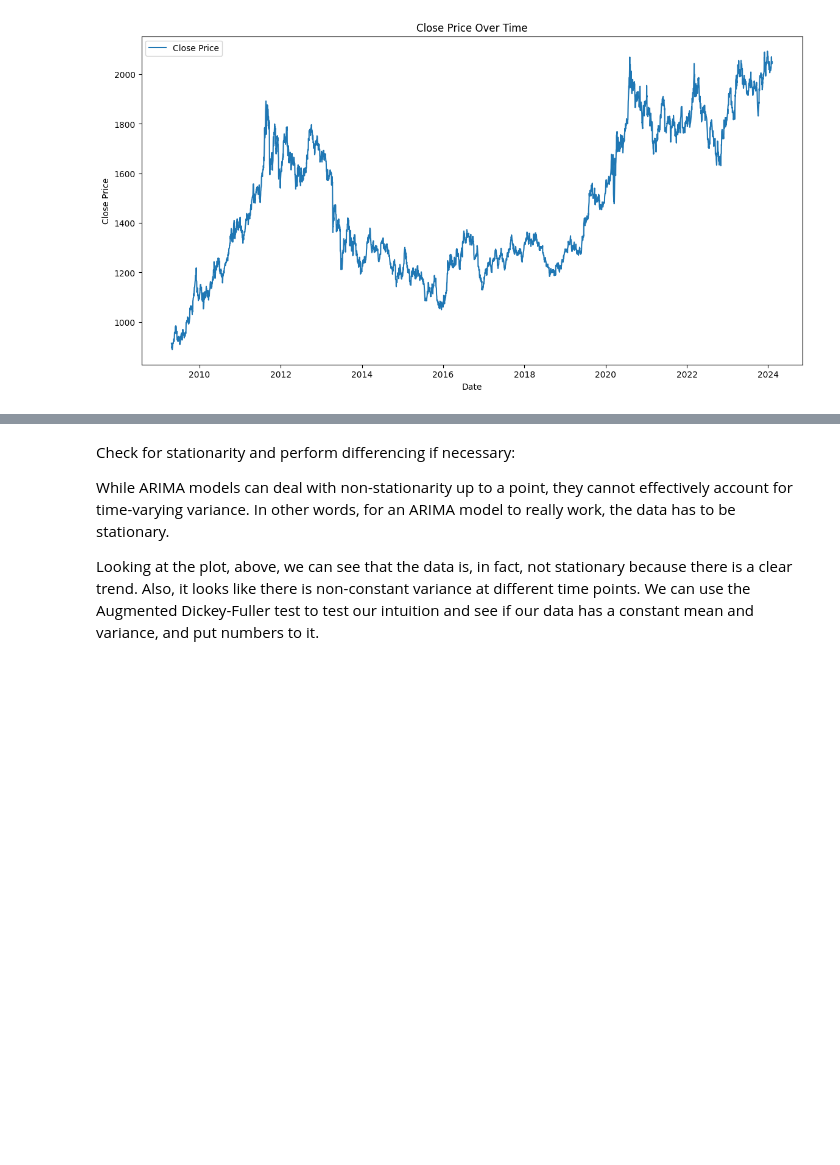
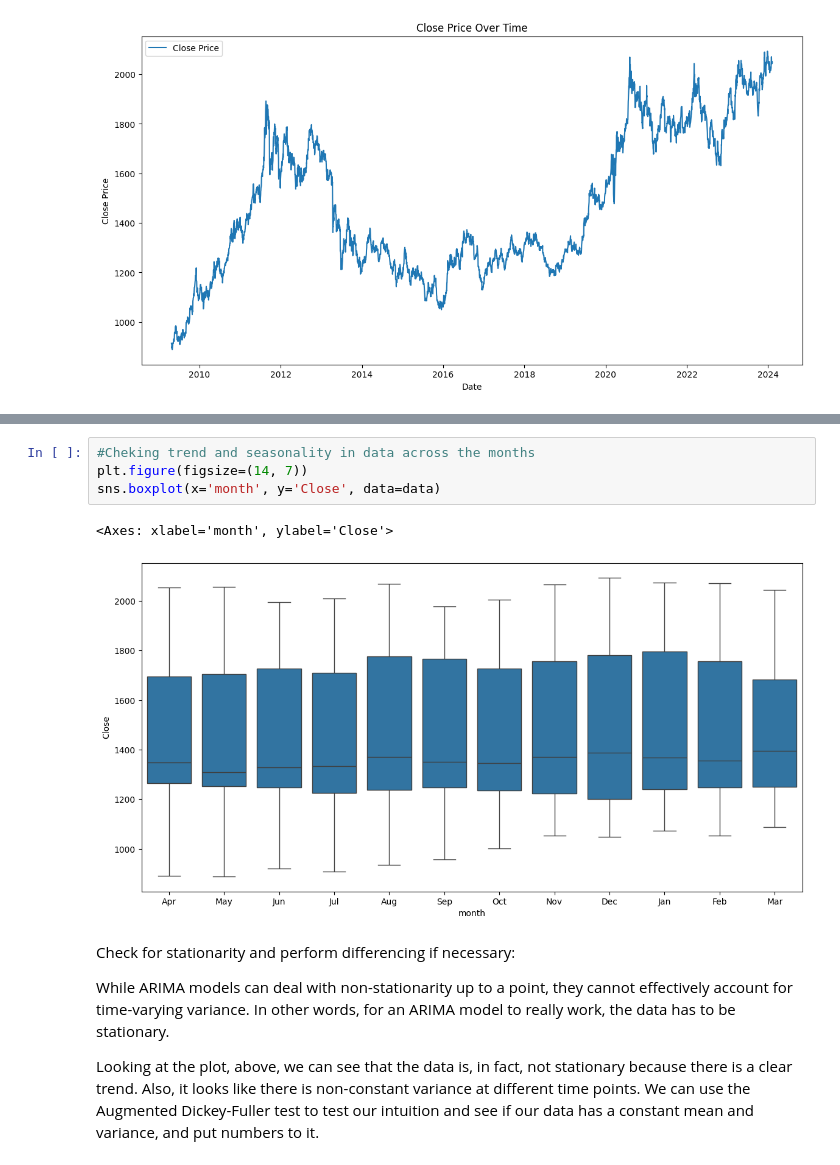
Before and after one commit to nandinikalita/MACHINE-LEARNING, a Jupyter notebook: ARIMA_timeForecasting_Stock.ipynb, the cells around one changed output, grey strips where cells are left out. Saved outputs shown, nothing was run; the diff lists cells and outputs as text; blank space fills up the shorter version.

```diff
--- a/ARIMA_timeForecasting_Stock.ipynb
+++ b/ARIMA_timeForecasting_Stock.ipynb
@@ -75,3 +84,10 @@ plt.show()
+# %%
+#Cheking trend and seasonality in data across the months
+plt.figure(figsize=(14, 7))
+sns.boxplot(x='month', y='Close', data=data)
+# %% [output]
+<Axes: xlabel='month', ylabel='Close'>
+[figure, added]
 # %% [markdown]
 Check for stationarity and perform differencing if necessary:
 
```
Also changed, not shown: parts of 26 cells of this notebook.
